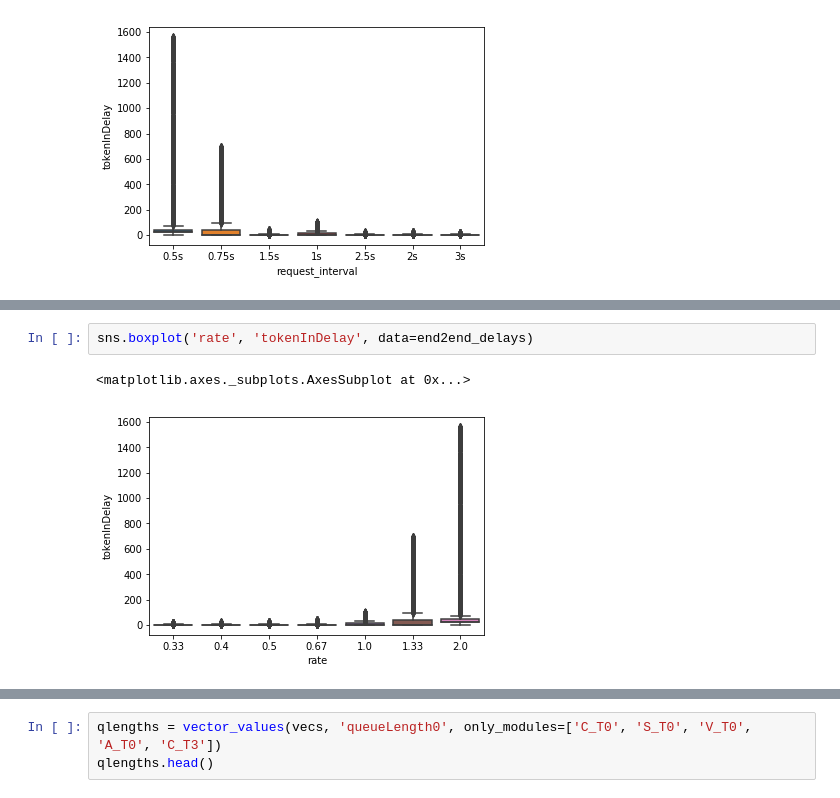
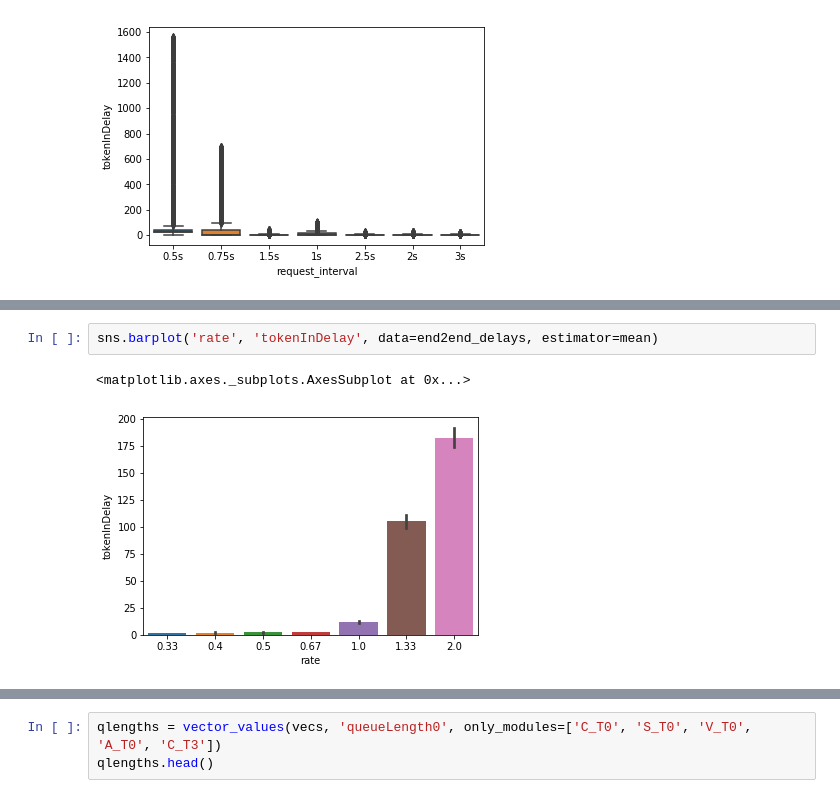
Before and after one commit to CN-UPB/ns-simulation-compiler, a Jupyter notebook: eval/max_rate.ipynb, the cells around one changed output, grey strips where cells are left out. Cells and saved outputs as stored; diff of their text form.

Commit message:
updated eval notebooks, added 1st version of plots

```diff
--- a/eval/max_rate.ipynb
+++ b/eval/max_rate.ipynb
@@ -109,5 +116,5 @@ sns.boxplot('request_interval', 'tokenInDelay', data=end2end_delays)
 # %%
-sns.boxplot('rate', 'tokenInDelay', data=end2end_delays)
+sns.barplot('rate', 'tokenInDelay', data=end2end_delays, estimator=mean)
 # %% [output]
 <matplotlib.axes._subplots.AxesSubplot at 0x...>
-[figure, old version]
+[figure, new version]
```
Also changed, not shown: parts of 4 cells of this notebook, 4 other files.
